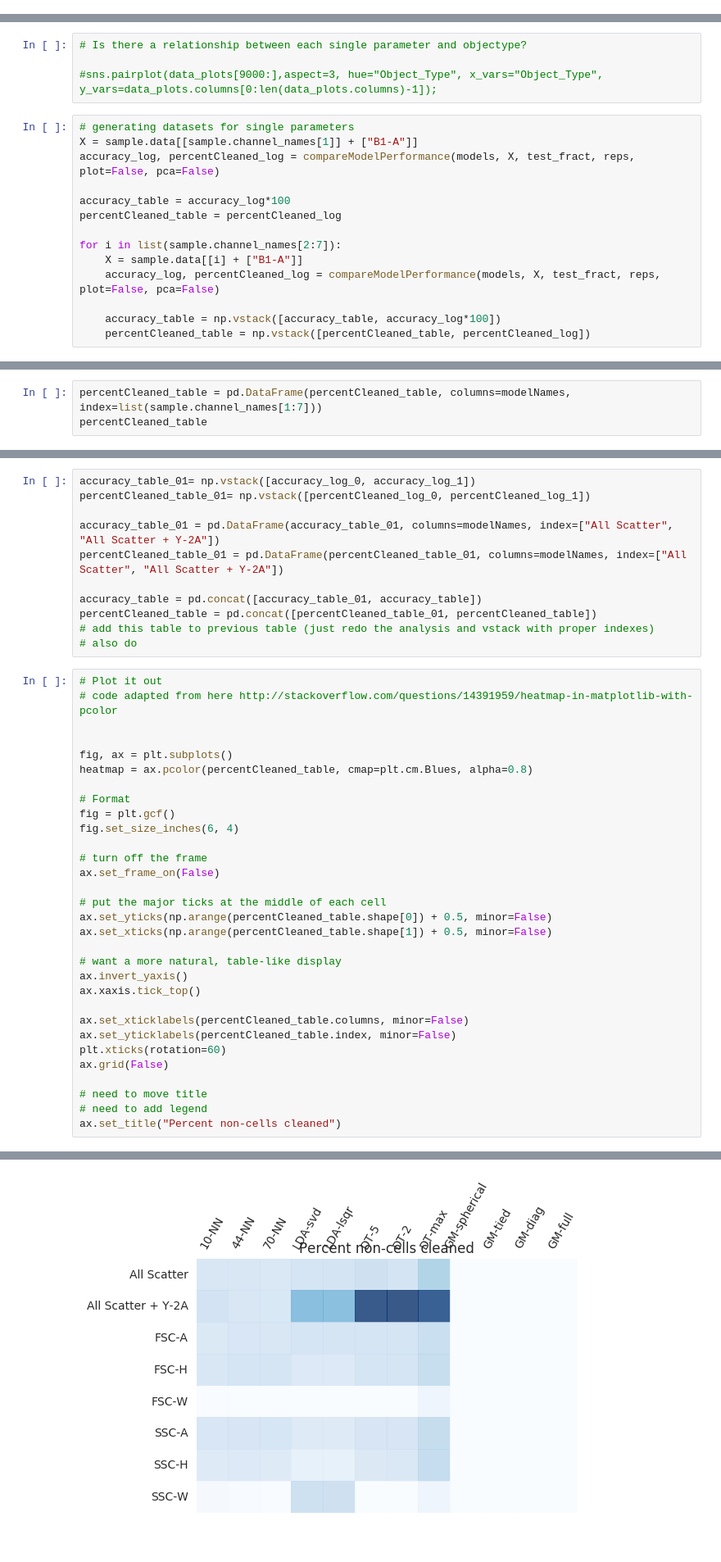
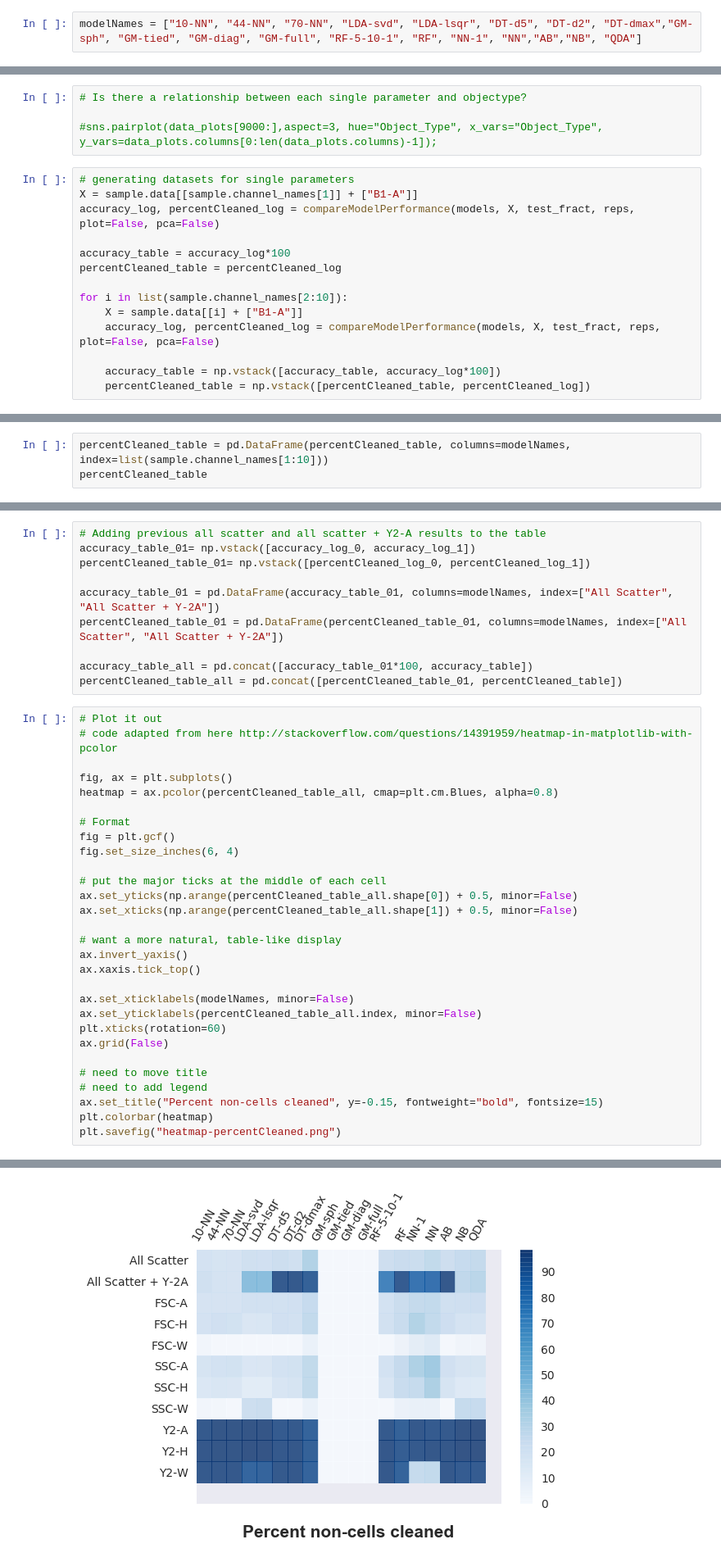
Before and after one commit to jason-ship-it/flow-cytometry_machine-learning, a Jupyter notebook: FlowCytometry-MachineLearningForGating.ipynb, the cells around one changed output, grey strips where cells are left out. Shown at 82% size. Drawn from its saved outputs; the diff is of its cells as text.

Commit message:
Saved figures, included additional classifiers.

```diff
--- a/FlowCytometry-MachineLearningForGating.ipynb
+++ b/FlowCytometry-MachineLearningForGating.ipynb
@@ -306,3 +322,5 @@ percentCleaned_log_0, accuracy_log_0
+# %%
+modelNames = ["10-NN", "44-NN", "70-NN", "LDA-svd", "LDA-lsqr", "DT-d5", "DT-d2", "DT-dmax","GM-sph", "GM-tied", "GM-diag", "GM-full", "RF-5-10-1", "RF", "NN-1", "NN","AB","NB", "QDA"]
 # %%
 # Let's see how the best model performs in cleaning the sample
 
@@ -366,7 +390,7 @@ accuracy_log, percentCleaned_log = compareModelPerformance(models, X, test_fract
 accuracy_table = accuracy_log*100
 percentCleaned_table = percentCleaned_log
 
-for i in list(sample.channel_names[2:7]):
+for i in list(sample.channel_names[2:10]):
     X = sample.data[[i] + ["B1-A"]]
     accuracy_log, percentCleaned_log = compareModelPerformance(models, X, test_fract, reps, plot=False, pca=False)
 
@@ -386,4 +413,4 @@ accuracy_table
 # %%
-percentCleaned_table = pd.DataFrame(percentCleaned_table, columns=modelNames, index=list(sample.channel_names[1:7]))
+percentCleaned_table = pd.DataFrame(percentCleaned_table, columns=modelNames, index=list(sample.channel_names[1:10]))
 percentCleaned_table
 # %% [output]
@@ -397,43 +427,40 @@ percentCleaned_table
 # %%
+# Adding previous all scatter and all scatter + Y2-A results to the table
 accuracy_table_01= np.vstack([accuracy_log_0, accuracy_log_1])
 percentCleaned_table_01= np.vstack([percentCleaned_log_0, percentCleaned_log_1])
 
 accuracy_table_01 = pd.DataFrame(accuracy_table_01, columns=modelNames, index=["All Scatter", "All Scatter + Y-2A"])
 percentCleaned_table_01 = pd.DataFrame(percentCleaned_table_01, columns=modelNames, index=["All Scatter", "All Scatter + Y-2A"])
 
-accuracy_table = pd.concat([accuracy_table_01, accuracy_table])
-percentCleaned_table = pd.concat([percentCleaned_table_01, percentCleaned_table])
-# add this table to previous table (just redo the analysis and vstack with proper indexes)
-# also do
+accuracy_table_all = pd.concat([accuracy_table_01*100, accuracy_table])
+percentCleaned_table_all = pd.concat([percentCleaned_table_01, percentCleaned_table])
 # %%
 # Plot it out
 # code adapted from here http://stackoverflow.com/questions/14391959/heatmap-in-matplotlib-with-pcolor
 
-
 fig, ax = plt.subplots()
-heatmap = ax.pcolor(percentCleaned_table, cmap=plt.cm.Blues, alpha=0.8)
+heatmap = ax.pcolor(percentCleaned_table_all, cmap=plt.cm.Blues, alpha=0.8)
 
 # Format
 fig = plt.gcf()
 fig.set_size_inches(6, 4)
 
-# turn off the frame
-ax.set_frame_on(False)
-
 # put the major ticks at the middle of each cell
-ax.set_yticks(np.arange(percentCleaned_table.shape[0]) + 0.5, minor=False)
-ax.set_xticks(np.arange(percentCleaned_table.shape[1]) + 0.5, minor=False)
+ax.set_yticks(np.arange(percentCleaned_table_all.shape[0]) + 0.5, minor=False)
+ax.set_xticks(np.arange(percentCleaned_table_all.shape[1]) + 0.5, minor=False)
 
 # want a more natural, table-like display
 ax.invert_yaxis()
 ax.xaxis.tick_top()
 
-ax.set_xticklabels(percentCleaned_table.columns, minor=False)
-ax.set_yticklabels(percentCleaned_table.index, minor=False)
+ax.set_xticklabels(modelNames, minor=False)
+ax.set_yticklabels(percentCleaned_table_all.index, minor=False)
 plt.xticks(rotation=60)
 ax.grid(False)
 
 # need to move title
 # need to add legend
-ax.set_title("Percent non-cells cleaned")
+ax.set_title("Percent non-cells cleaned", y=-0.15, fontweight="bold", fontsize=15)
+plt.colorbar(heatmap)
+plt.savefig("heatmap-percentCleaned.png")
 # %% [output]
@@ -441 +467 @@ ax.set_title("Percent non-cells cleaned")
-[figure, old version]
+[figure, new version]
```
Also changed, not shown: parts of 22 cells of this notebook, 8 other files.
